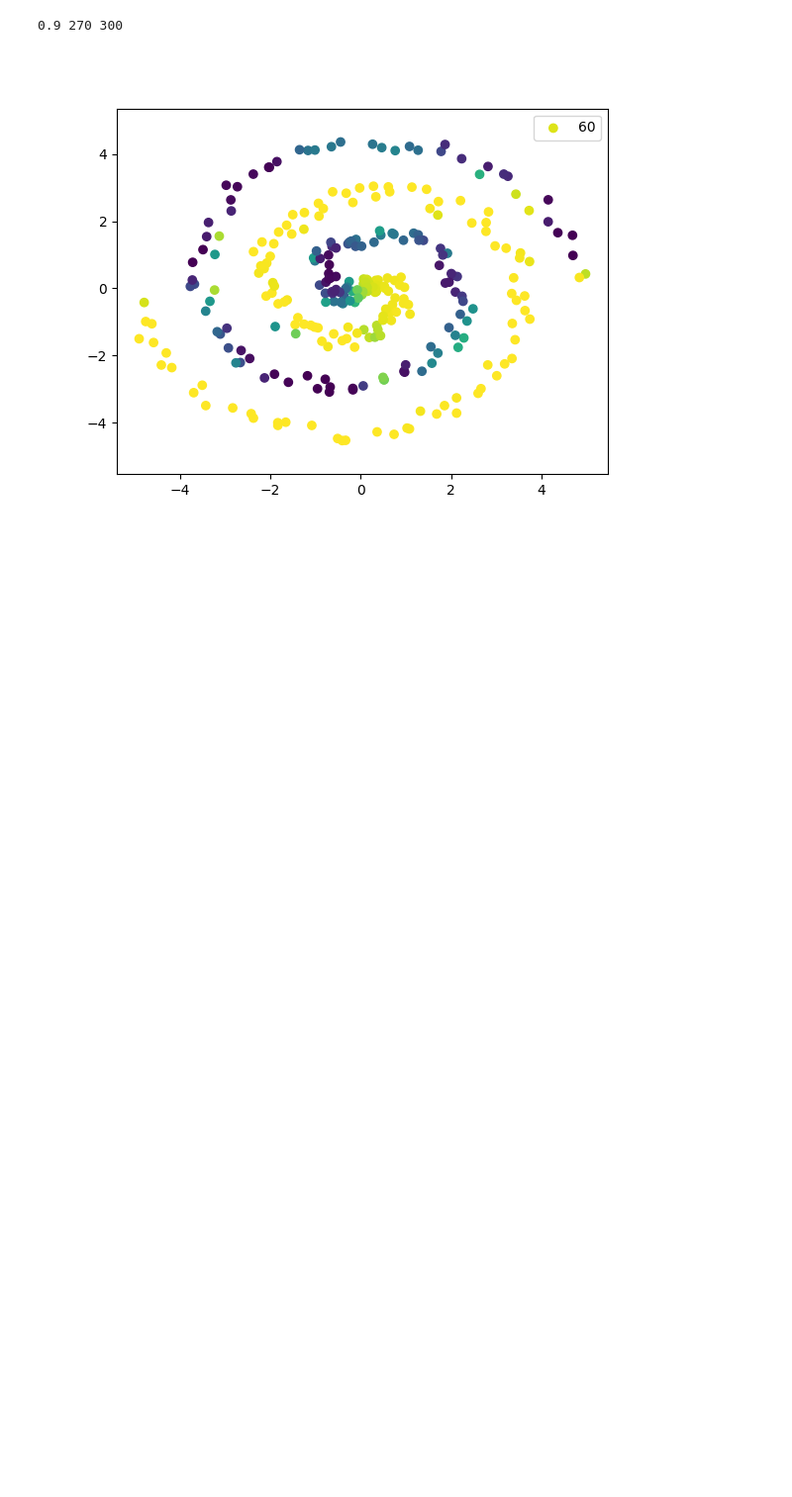
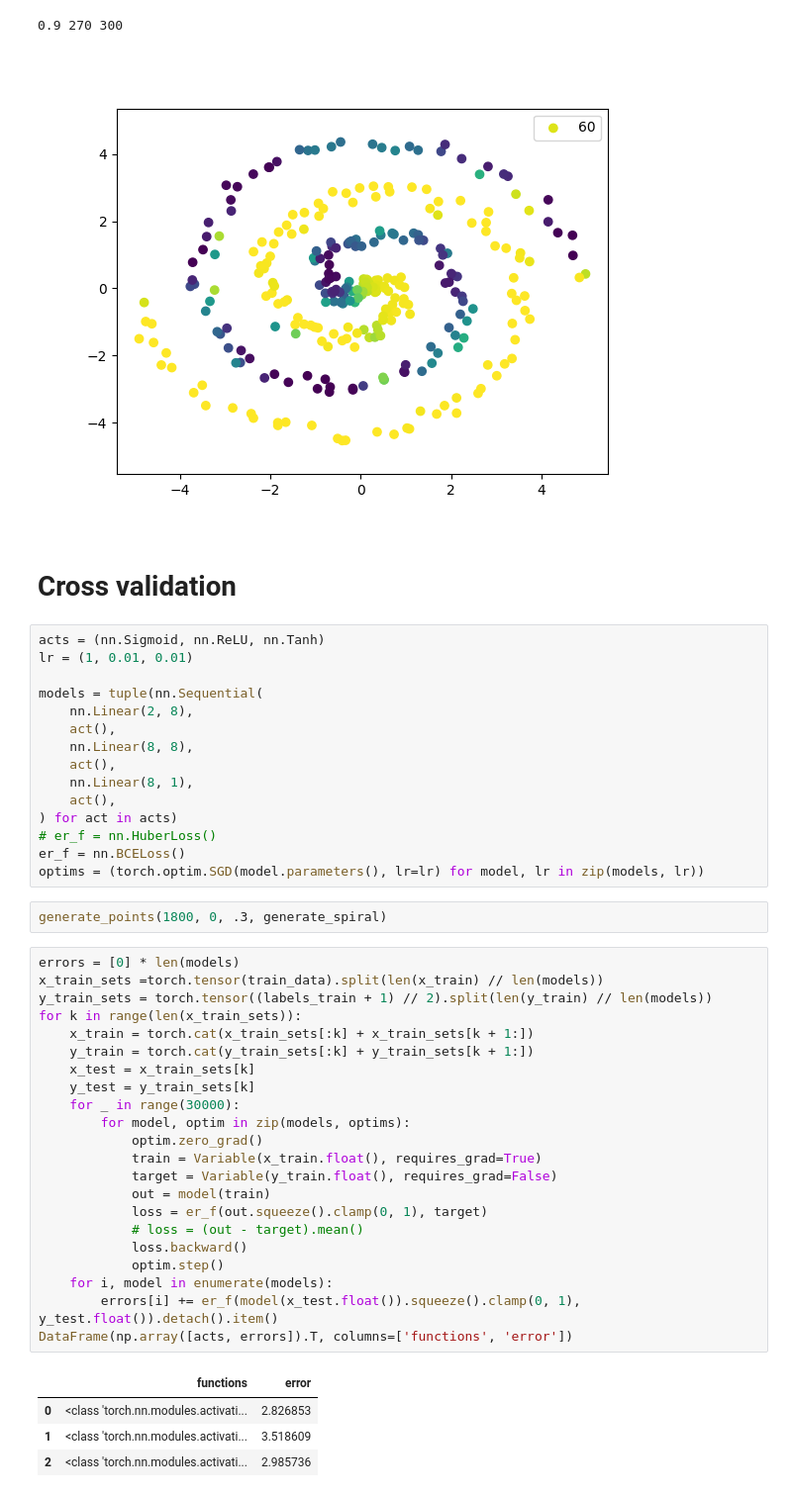
Before and after one commit to Alex1um/tmml, a Jupyter notebook: 5.ipynb, the cells around one changed output. Shown at 99% size. Drawn from its saved outputs; the diff is of its cells as text; blank space fills up the shorter version.

Commit message:
cross validation

```diff
--- a/5.ipynb
+++ b/5.ipynb
@@ -166,3 +190,49 @@ plt.show(fig)
 # %% [output]
 0.9 270 300
 [figure]
+# %% [markdown]
+# Cross validation
+# %%
+acts = (nn.Sigmoid, nn.ReLU, nn.Tanh)
+lr = (1, 0.01, 0.01)
+
+models = tuple(nn.Sequential(
+    nn.Linear(2, 8),
+    act(),
+    nn.Linear(8, 8),
+    act(),
+    nn.Linear(8, 1),
+    act(),
+) for act in acts)
+# er_f = nn.HuberLoss()
+er_f = nn.BCELoss()
+optims = (torch.optim.SGD(model.parameters(), lr=lr) for model, lr in zip(models, lr))
+# %%
+generate_points(1800, 0, .3, generate_spiral)
+# %%
+errors = [0] * len(models)
+x_train_sets =torch.tensor(train_data).split(len(x_train) // len(models))
+y_train_sets = torch.tensor((labels_train + 1) // 2).split(len(y_train) // len(models))
+for k in range(len(x_train_sets)):
+    x_train = torch.cat(x_train_sets[:k] + x_train_sets[k + 1:])
+    y_train = torch.cat(y_train_sets[:k] + y_train_sets[k + 1:])
+    x_test = x_train_sets[k]
+    y_test = y_train_sets[k]
+    for _ in range(30000):
+        for model, optim in zip(models, optims):
+            optim.zero_grad()
+            train = Variable(x_train.float(), requires_grad=True)
+            target = Variable(y_train.float(), requires_grad=False)
+            out = model(train)
+            loss = er_f(out.squeeze().clamp(0, 1), target)
+            # loss = (out - target).mean()
+            loss.backward()
+            optim.step()
+    for i, model in enumerate(models):
+        errors[i] += er_f(model(x_test.float()).squeeze().clamp(0, 1), y_test.float()).detach().item()
+DataFrame(np.array([acts, errors]).T, columns=['functions', 'error'])
+# %% [output]
+|  | functions | error |
+| 0 | <class 'torch.nn.modules.activati... | 2.826853 |
+| 1 | <class 'torch.nn.modules.activati... | 3.518609 |
+| 2 | <class 'torch.nn.modules.activati... | 2.985736 |
```
Also changed, not shown: parts of 8 cells of this notebook, 1 other file.
